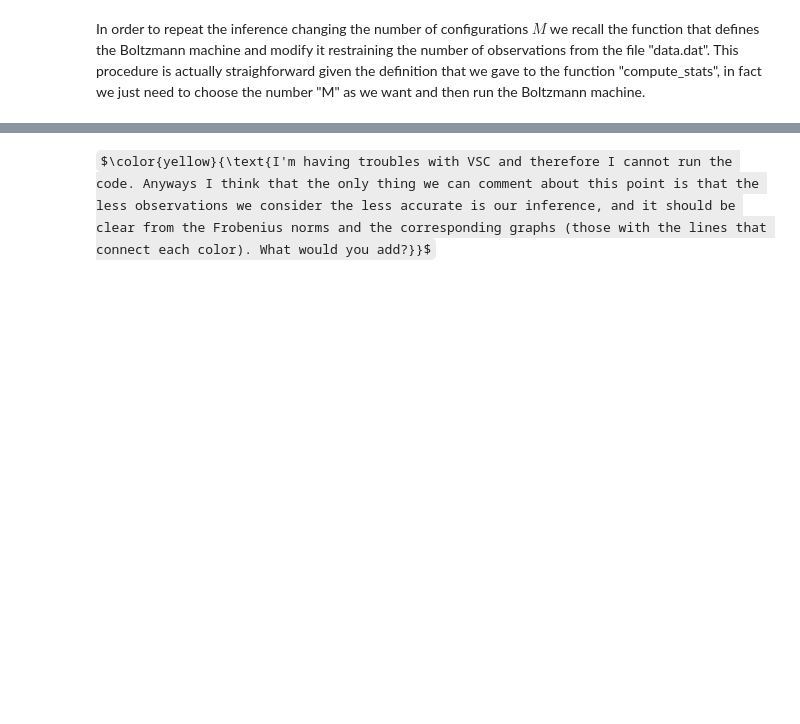
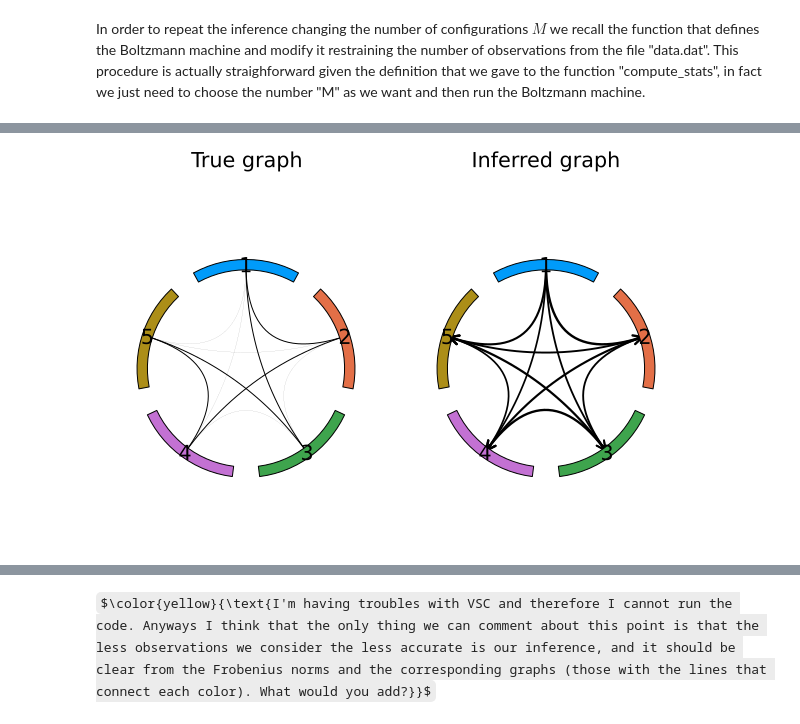
Before and after one commit to AndreaScale/Bayesian-inference-of-a-contact-network-of-Potts-variables., a Jupyter notebook: PROGETTO.ipynb, the cells around one changed output, grey strips where cells are left out. Cells and saved outputs as stored; diff of their text form; code cells hidden in the pictures; some formulas as TeX source; blank space fills up the shorter version.

```diff
--- a/PROGETTO.ipynb
+++ b/PROGETTO.ipynb
@@ -133,7 +133,7 @@ using Distributions
 
 function boltzmann_learning(sij::Array{Matrix{Float64}}, J::Array{Matrix{Float64}};
                             λ::Float64 = 0.1, Tmax::Int64 = 500, Teq::Int = 500,
-                            Twait::Int = 100, dmax::Int64 = 2000, εmax::Float64 = 1e-2)
+                            Twait::Int = 100, dmax::Int64 = 500, εmax::Float64 = 1e-2)
 
     N = size(sij, 1)
     q = size(sij[1], 1)
@@ -172,7 +172,7 @@ function boltzmann_learning(sij::Array{Matrix{Float64}}, J::Array{Matrix{Float64
             xall[d,:] = x
         end
 
-        sij_model = compute_stats(xall, M)    # now compute_stats takes as input our configurations, hence it returns the frequencies of the model
+        sij_model = compute_stats(xall, dmax)    # now compute_stats takes as input our configurations, hence it returns the frequencies of the model
         Δsij = sij .- sij_model
         J .= J + λ .* (Δsij)    # J is updated using the gradient acend scheme
 
@@ -276,40 +295,40 @@ sij4 = compute_stats(xdata, 500)
 sij5 = compute_stats(xdata, 1000)
 
 
-J = Array{Matrix{Float64}}(undef, N, N)
+J0 = Array{Matrix{Float64}}(undef, N, N)
 for i in eachindex(J)
-    J[i] = zeros(Float64, q, q)
+    J0[i] = zeros(Float64, q, q)
 end
 
-J1, sij_model1, ε1, xall1 = boltzmann_learning(sij1, J, λ = 0.1, Tmax = 500, εmax = 1e-2)
+J1, sij_model1, ε1, xall1 = boltzmann_learning(sij1, J0, λ = 0.1, Tmax = 500, εmax = 1e-2)
 
-J = Array{Matrix{Float64}}(undef, N, N)
+J0 = Array{Matrix{Float64}}(undef, N, N)
 for i in eachindex(J)
-    J[i] = zeros(Float64, q, q)
+    J0[i] = zeros(Float64, q, q)
 end
 
-J2, sij_model2, ε2, xall2 = boltzmann_learning(sij2, J, λ = 0.1, Tmax = 500, εmax = 1e-2)
+J2, sij_model2, ε2, xall2 = boltzmann_learning(sij2, J0, λ = 0.1, Tmax = 500, εmax = 1e-2)
 
-J = Array{Matrix{Float64}}(undef, N, N)
+J0 = Array{Matrix{Float64}}(undef, N, N)
 for i in eachindex(J)
-    J[i] = zeros(Float64, q, q)
+    J0[i] = zeros(Float64, q, q)
 end
 
-J3, sij_model3, ε3, xall3 = boltzmann_learning(sij3, J, λ = 0.1, Tmax = 500, εmax = 1e-2)
+J3, sij_model3, ε3, xall3 = boltzmann_learning(sij3, J0, λ = 0.1, Tmax = 500, εmax = 1e-2)
 
-J = Array{Matrix{Float64}}(undef, N, N)
+J0 = Array{Matrix{Float64}}(undef, N, N)
 for i in eachindex(J)
-    J[i] = zeros(Float64, q, q)
+    J0[i] = zeros(Float64, q, q)
 end
 
-J4, sij_model4, ε4, xall4 = boltzmann_learning(sij4, J, λ = 0.1, Tmax = 500, εmax = 1e-2)
+J4, sij_model4, ε4, xall4 = boltzmann_learning(sij4, J0, λ = 0.1, Tmax = 500, εmax = 1e-2)
 
-J = Array{Matrix{Float64}}(undef, N, N)
+J0 = Array{Matrix{Float64}}(undef, N, N)
 for i in eachindex(J)
-    J[i] = zeros(Float64, q, q)
+    J0[i] = zeros(Float64, q, q)
 end
 
-J5, sij_model5, ε5, xall5 = boltzmann_learning(sij5, J, λ = 0.1, Tmax = 500, εmax = 1e-2)
+J5, sij_model5, ε5, xall5 = boltzmann_learning(sij5, J0, λ = 0.1, Tmax = 500, εmax = 1e-2)
 
 Fij = Frobenius(J1)
 Fij2 = Frobenius(J2)
@@ -328 +367,10 @@ plot(p1, p2, aspect_ratio = 1)
+# %%
+using GraphRecipes
+using NetworkLayout
+using Plots
+p3 = graphplot(Fij2, edgewidth = abs.(Fij2), names = 1:N, method = :chorddiagram, title = "Inferred graph")
+
+plot(p1, p3, aspect_ratio = 1)
+# %% [output]
+[figure, added]
 # %%
```
Also changed, not shown: parts of 7 cells of this notebook.
